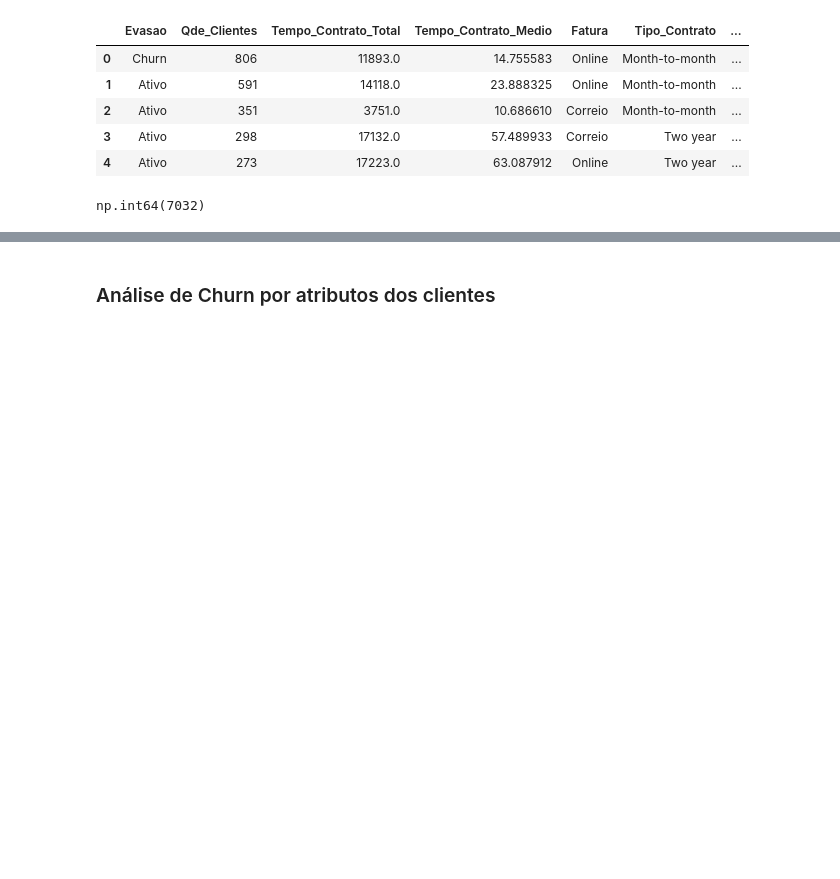
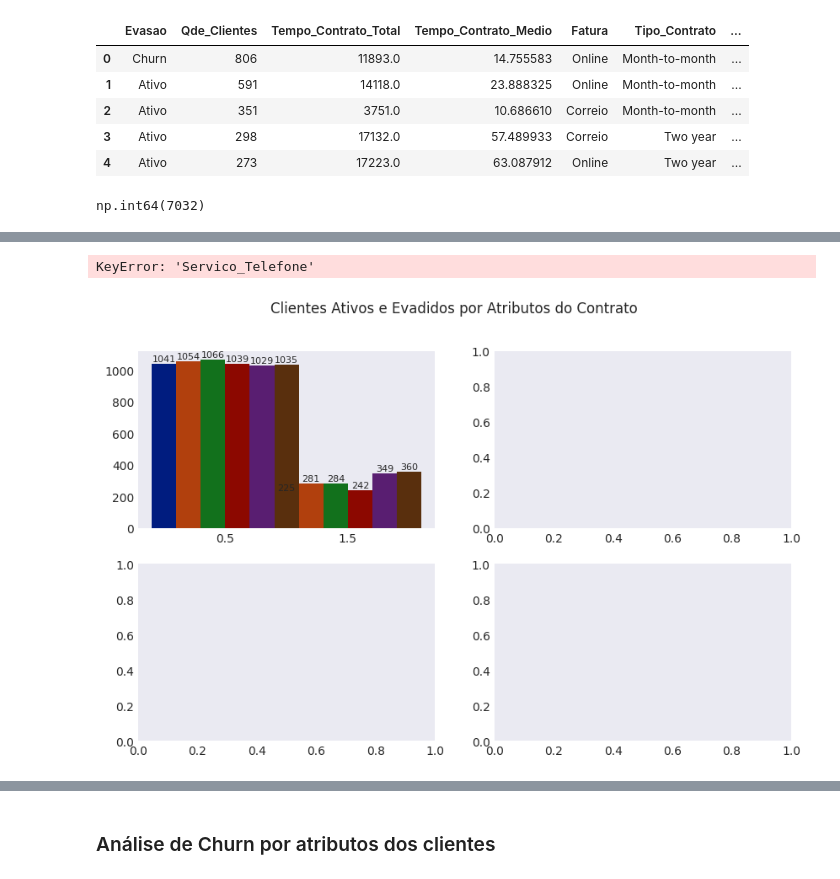
Before and after one commit to mauricioaalmeida/ONE-TelecomX, a Jupyter notebook: TelecomX_BR.ipynb, the cells around one changed output, grey strips where cells are left out. Cells and saved outputs as stored; diff of their text form; code cells hidden in the pictures; blank space fills up the shorter version.

```diff
--- a/TelecomX_BR.ipynb
+++ b/TelecomX_BR.ipynb
@@ -1415,3 +1427,21 @@ df_graf[2]
+# %%
+titulo = 'Clientes Ativos e Evadidos por Atributos do Contrato'
+col_servicos = ['OnlineSecurity', 'OnlineBackup', 'DeviceProtection',
+       'TechSupport', 'StreamingTV', 'StreamingMovies']
+col_grupos = ['Servico_Telefone','Servico_MultiplasLinhas','Internet_DSL','Internet_Fibra']
+#col_grupos = ['Evasao','Evasao','Evasao','Evasao']
+titulos_ax = ['Evasao','Faixa Etária','Parceiros','Dependentes']
+legendas = ['Contagem de Clientes','Contagem de Clientes','Contagem de Clientes','Contagem de Clientes',
+             '','','','']
+tamanho_barras = 0.2
+df_1 = ouro_Gasto_Servicos.groupby('Evasao')[col_servicos].sum().reset_index()
+df_2 = ouro_Gasto_Servicos.groupby('Evasao')[col_servicos].sum().reset_index()
+df_3 = ouro_Gasto_Servicos.groupby('Evasao')[col_servicos].sum().reset_index()
+df_4 = ouro_Gasto_Servicos.groupby('Evasao')[col_servicos].sum().reset_index()
+graficos_atributos([df_1,df_2,df_3,df_4], col_servicos,col_grupos, titulos_ax, legendas, tamanho_barras, titulo, 1400)
+# %% [output]
+KeyError: 'Servico_Telefone'
+[figure, added]
 # %%
 titulo = 'Clientes Ativos e Evadidos por Atributos do Contrato'
 col_valores = ['Qde_Clientes', 'OnlineBackup', 'DeviceProtection', 'TechSupport', 'StreamingTV', 'StreamingMovies']
```
Also changed, not shown: parts of 18 cells of this notebook.
